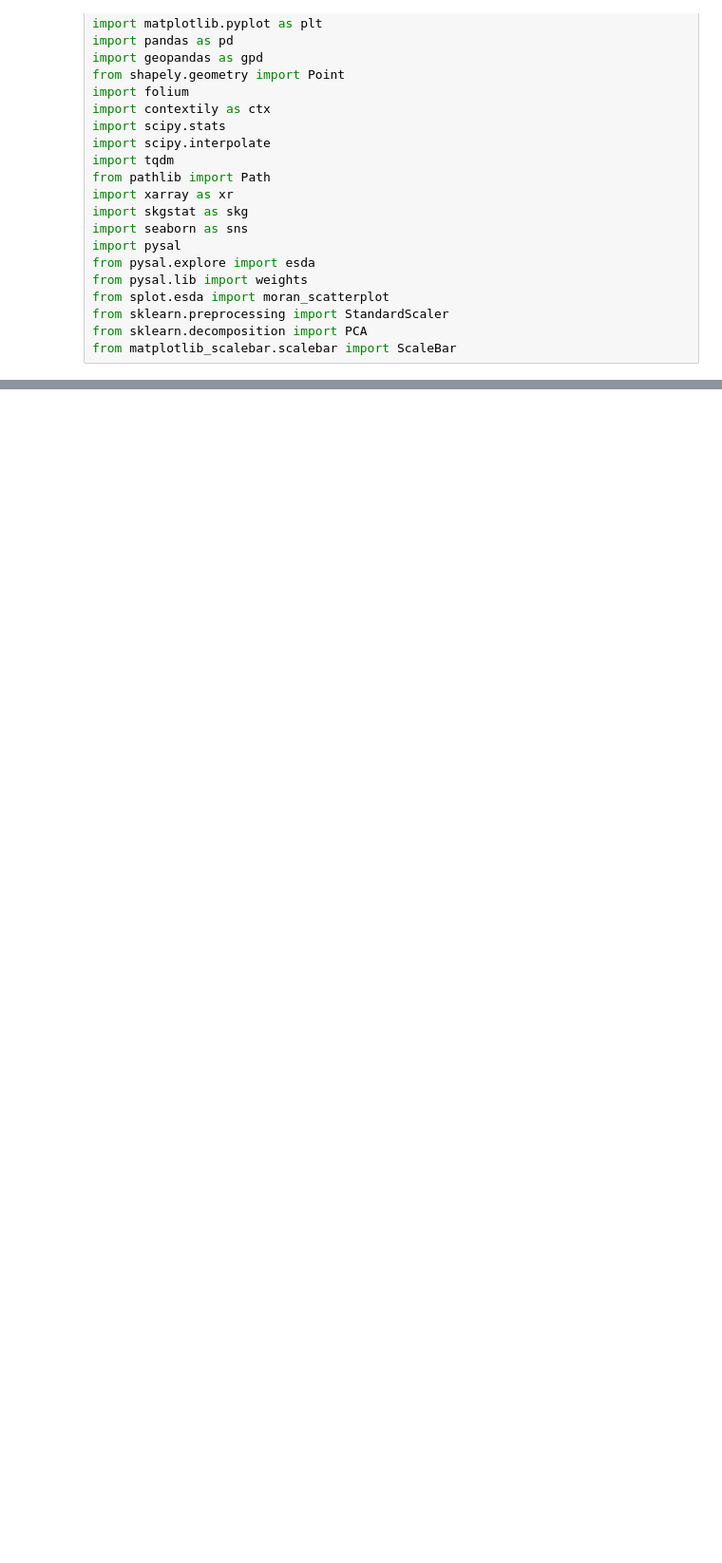
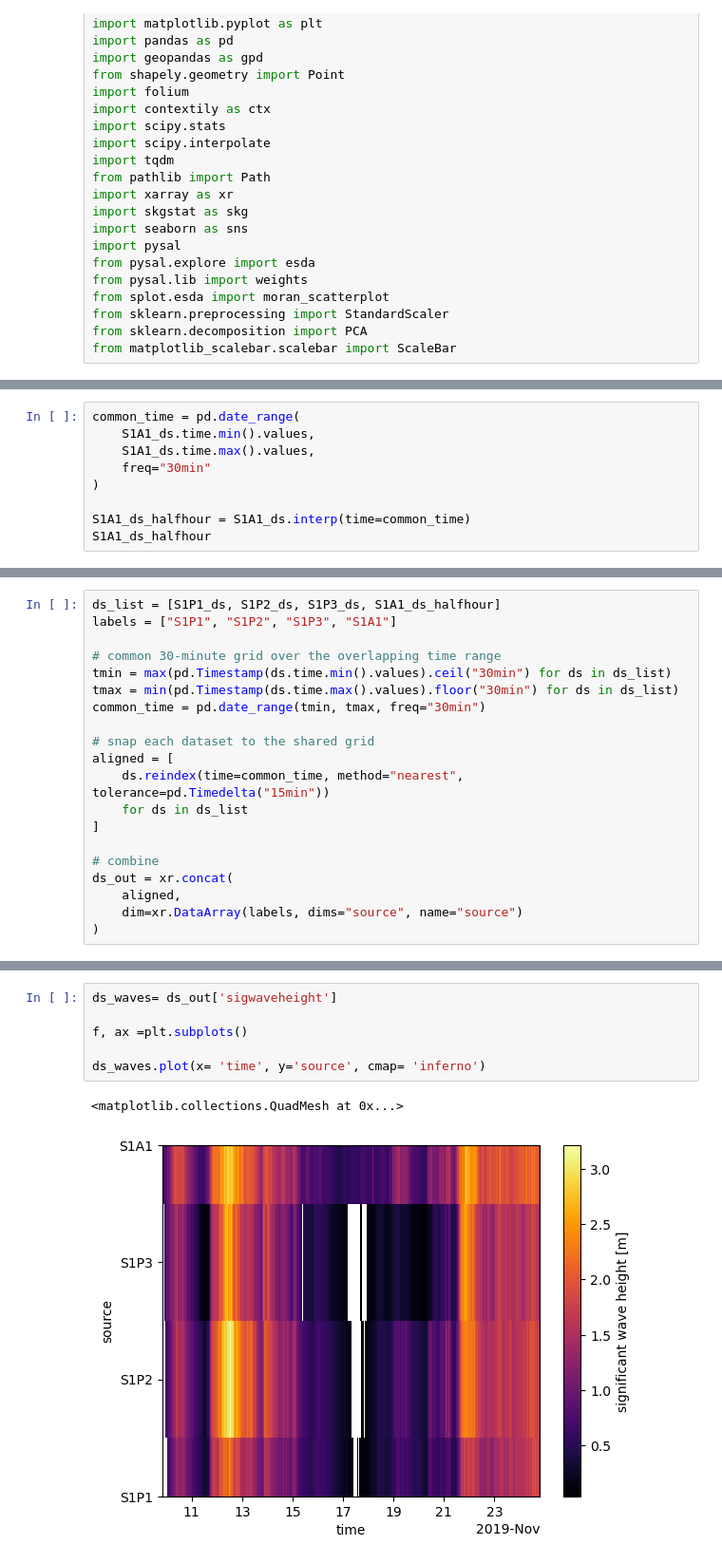
Before and after one commit to UW-GDA/Society_of_Bouy_Cowboys, a Jupyter notebook: Calculations /CreateMooring_XArray.ipynb, the cells around one changed output, grey strips where cells are left out. Shown at 95% size. Saved outputs shown, nothing was run; the diff lists cells and outputs as text; blank space fills up the shorter version.

```diff
--- a/Calculations /CreateMooring_XArray.ipynb
+++ b/Calculations /CreateMooring_XArray.ipynb
@@ -38,0 +77,9 @@ S1A1_ds= xr.open_dataset('/home/jovyan/Society_of_Bouy_Cowboys/Data/NET_CDF/S1A1
+# %%
+common_time = pd.date_range(
+    S1A1_ds.time.min().values,
+    S1A1_ds.time.max().values,
+    freq="30min"
+)
+
+S1A1_ds_halfhour = S1A1_ds.interp(time=common_time)
+S1A1_ds_halfhour
@@ -38,0 +104,20 @@ S1A1_ds= xr.open_dataset('/home/jovyan/Society_of_Bouy_Cowboys/Data/NET_CDF/S1A1
+# %%
+ds_list = [S1P1_ds, S1P2_ds, S1P3_ds, S1A1_ds_halfhour]
+labels = ["S1P1", "S1P2", "S1P3", "S1A1"]
+
+# common 30-minute grid over the overlapping time range
+tmin = max(pd.Timestamp(ds.time.min().values).ceil("30min") for ds in ds_list)
+tmax = min(pd.Timestamp(ds.time.max().values).floor("30min") for ds in ds_list)
+common_time = pd.date_range(tmin, tmax, freq="30min")
+
+# snap each dataset to the shared grid
+aligned = [
+    ds.reindex(time=common_time, method="nearest", tolerance=pd.Timedelta("15min"))
+    for ds in ds_list
+]
+
+# combine
+ds_out = xr.concat(
+    aligned,
+    dim=xr.DataArray(labels, dims="source", name="source")
+)
@@ -38,0 +147,9 @@ S1A1_ds= xr.open_dataset('/home/jovyan/Society_of_Bouy_Cowboys/Data/NET_CDF/S1A1
+# %%
+ds_waves= ds_out['sigwaveheight']
+
+f, ax =plt.subplots()
+
+ds_waves.plot(x= 'time', y='source', cmap= 'inferno')
+# %% [output]
+<matplotlib.collections.QuadMesh at 0x...>
+[figure, added]
```
Also changed, not shown: parts of 6 cells of this notebook.
